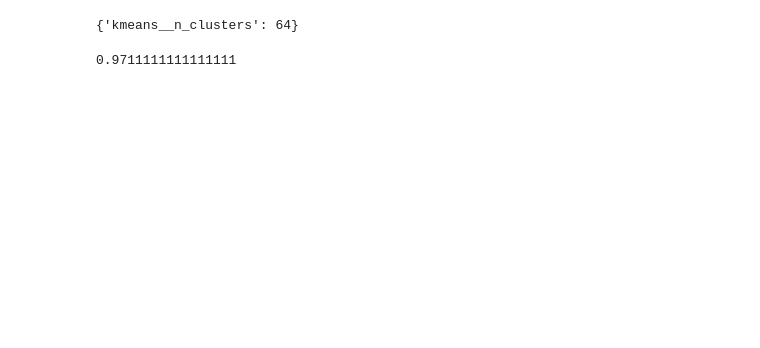
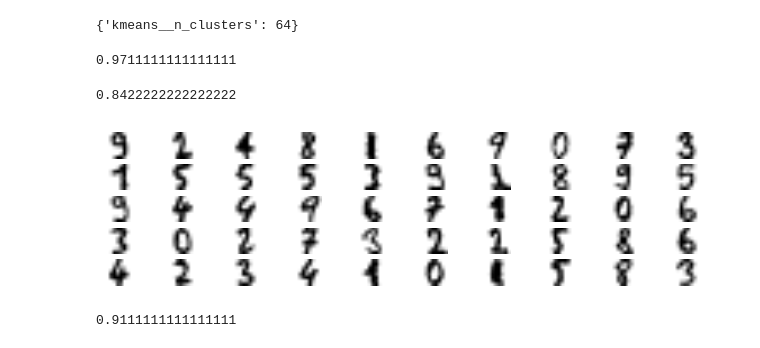
Before and after one commit to educhav/homl, a Jupyter notebook: ch09_unsupervised_learning/UL.ipynb, the cells around one changed output. Cells and saved outputs as stored; diff of their text form; code cells hidden in the pictures; blank space fills up the shorter version.

```diff
--- a/ch09_unsupervised_learning/UL.ipynb
+++ b/ch09_unsupervised_learning/UL.ipynb
@@ -195,3 +191,37 @@ gs.best_params_
 gs.score(X_test, y_test)
 # %% [output]
 0.9711111111111111
+# %%
+n_labeled = 50
+log_reg = LogisticRegression(multi_class="ovr")
+log_reg.fit(X_train[:n_labeled], y_train[:n_labeled])
+log_reg.score(X_test, y_test)
+# %% [output]
+0.8422222222222222
+# %%
+k = 50
+kmeans = KMeans(n_clusters=k, random_state=42)
+X_digits_dist = kmeans.fit_transform(X_train)
+representative_digit_idx = np.argmin(X_digits_dist, axis=0)
+X_representative_digits = X_train[representative_digit_idx]
+plt.figure(figsize=(8, 2))
+for index, X_representative_digit in enumerate(X_representative_digits):
+    plt.subplot(k // 10, 10, index + 1)
+    plt.imshow(X_representative_digit.reshape(8, 8), cmap="binary", interpolation="bilinear")
+    plt.axis('off')
+
+plt.show()
+# %% [output]
+[figure, added]
+# %%
+y_representative_digits = np.array([
+    9, 2, 4, 8, 1, 6, 9, 0, 7, 3,
+    1, 5, 5, 5, 3, 9, 1, 8, 9, 5,
+    9, 4, 4, 9, 6, 7, 1, 2, 0, 6,
+    3, 0, 2, 7, 3, 2, 2, 5, 8, 6,
+    4, 2, 3, 4, 1, 0, 1, 5, 8, 3])
+log_reg = LogisticRegression(multi_class="ovr", solver="lbfgs", max_iter=5000, random_state=42)
+log_reg.fit(X_representative_digits, y_representative_digits)
+log_reg.score(X_test, y_test)
+# %% [output]
+0.9111111111111111
```
Also changed, not shown: parts of 45 cells of this notebook, 1 other file.
